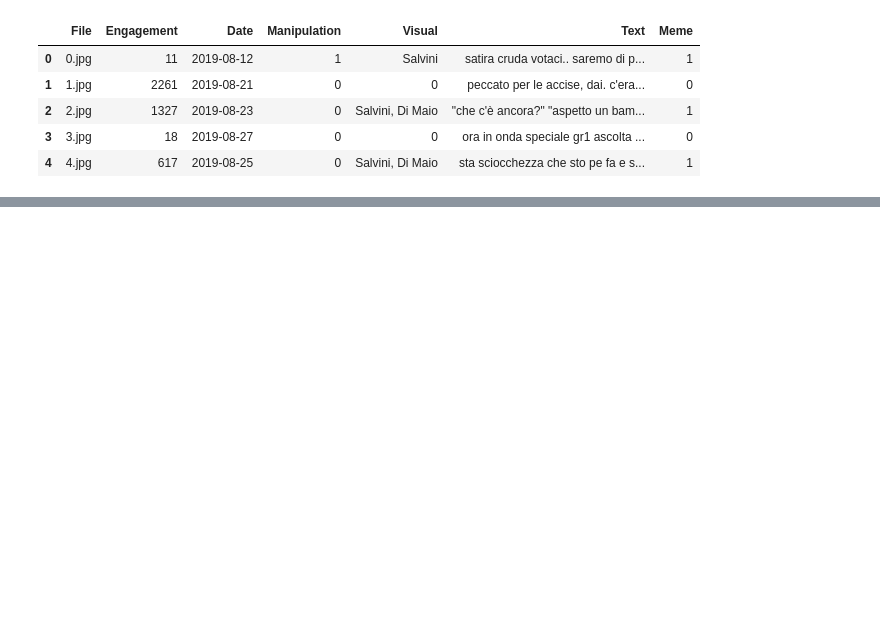
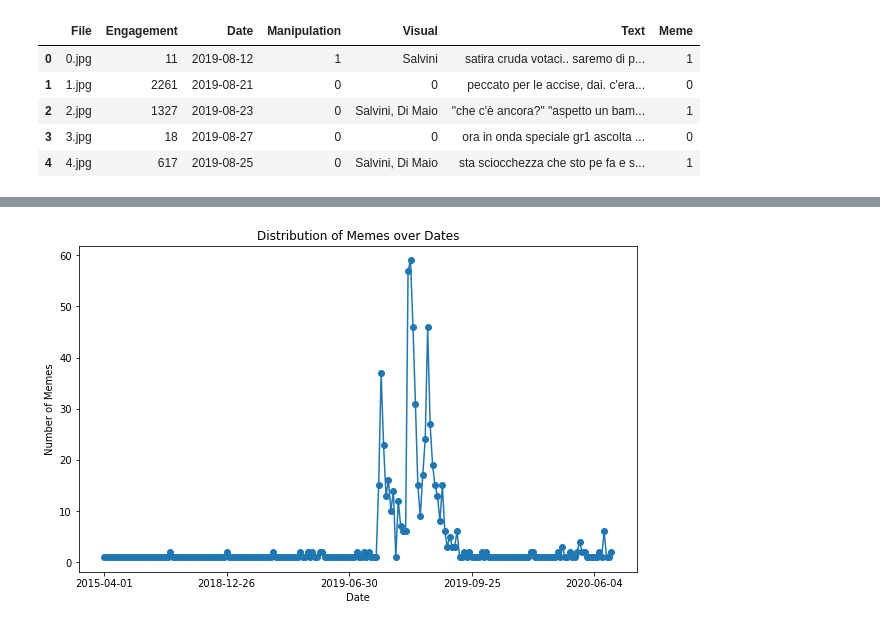
Before and after one commit to simonegramegna/NLP_Dankmeme_classification, a Jupyter notebook: Dankmemes_main.ipynb, the cells around one changed output, grey strips where cells are left out. Saved outputs shown, nothing was run; the diff lists cells and outputs as text; code cells hidden in the pictures; blank space fills up the shorter version.

```diff
--- a/Dankmemes_main.ipynb
+++ b/Dankmemes_main.ipynb
@@ -14,0 +86,16 @@ data.head()
+# %%
+# Group the data by date and count the number of memes for each date
+memes_by_date = data[data['Meme'] == 1].groupby('Date').size()
+
+# Create the line plot
+memes_by_date.plot(kind='line', marker='o', figsize=(10, 6))
+
+# Set labels and title
+plt.xlabel('Date')
+plt.ylabel('Number of Memes')
+plt.title('Distribution of Memes over Dates')
+
+# Show the plot
+plt.show()
+# %% [output]
+[figure, added]
```
Also changed, not shown: parts of 10 cells of this notebook, 6 other files.
